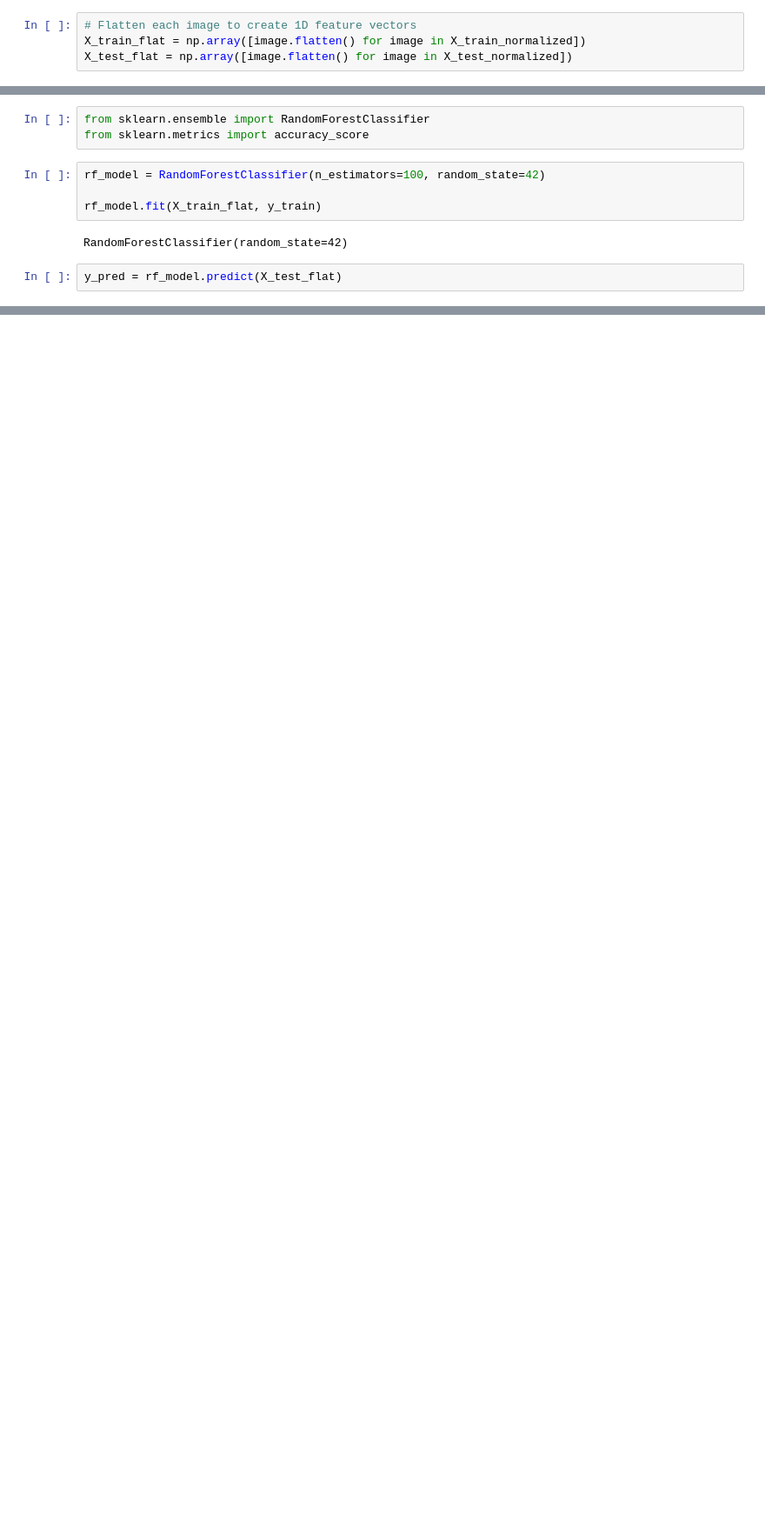
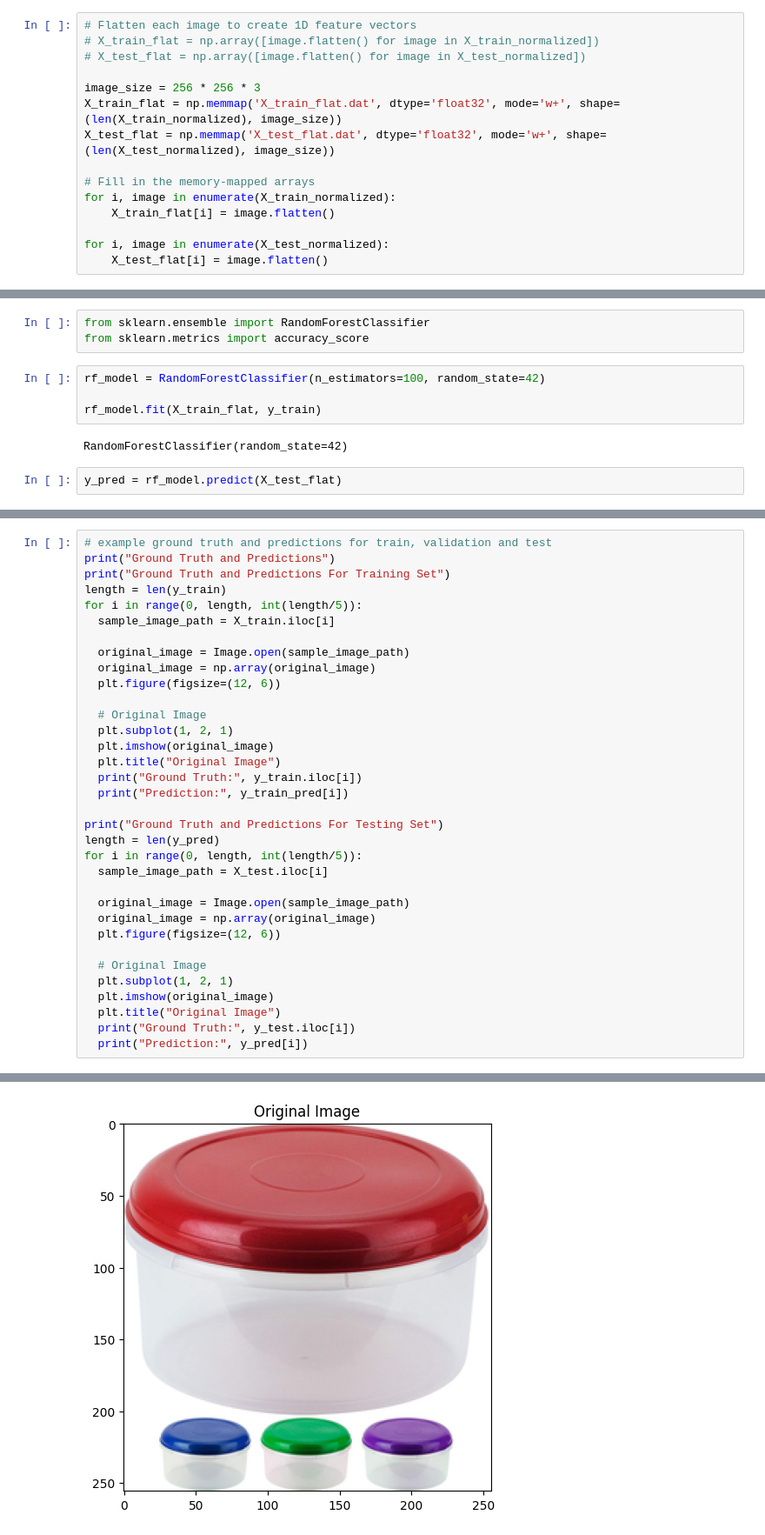
Before and after one commit to dklopstein/waste-sorting-classifier, a Jupyter notebook: Milestone_2.ipynb, the cells around one changed output, grey strips where cells are left out. Shown at 87% size. Cells and saved outputs as stored; diff of their text form; blank space fills up the shorter version.

Commit message:
Plotted example images and updated README

```diff
--- a/Milestone_2.ipynb
+++ b/Milestone_2.ipynb
@@ -269,8 +276,19 @@ X_train_normalized = X_train.apply(normalize_image)
 X_test_normalized = X_test.apply(normalize_image)
 # %%
 # Flatten each image to create 1D feature vectors
-X_train_flat = np.array([image.flatten() for image in X_train_normalized])
-X_test_flat = np.array([image.flatten() for image in X_test_normalized])
+# X_train_flat = np.array([image.flatten() for image in X_train_normalized])
+# X_test_flat = np.array([image.flatten() for image in X_test_normalized])
+
+image_size = 256 * 256 * 3
+X_train_flat = np.memmap('X_train_flat.dat', dtype='float32', mode='w+', shape=(len(X_train_normalized), image_size))
+X_test_flat = np.memmap('X_test_flat.dat', dtype='float32', mode='w+', shape=(len(X_test_normalized), image_size))
+
+# Fill in the memory-mapped arrays
+for i, image in enumerate(X_train_normalized):
+    X_train_flat[i] = image.flatten()
+
+for i, image in enumerate(X_test_normalized):
+    X_test_flat[i] = image.flatten()
 # %%
 sample_image = X_train_normalized.iloc[1]
 print("Normalized Image Shape:", sample_image.shape)
@@ -331,0 +350,35 @@ Training Accuracy:  0.9995
+# %%
+# example ground truth and predictions for train, validation and test
+print("Ground Truth and Predictions")
+print("Ground Truth and Predictions For Training Set")
+length = len(y_train)
+for i in range(0, length, int(length/5)):
+  sample_image_path = X_train.iloc[i]
+
+  original_image = Image.open(sample_image_path)
+  original_image = np.array(original_image)
+  plt.figure(figsize=(12, 6))
+
+  # Original Image
+  plt.subplot(1, 2, 1)
+  plt.imshow(original_image)
+  plt.title("Original Image")
+  print("Ground Truth:", y_train.iloc[i])
+  print("Prediction:", y_train_pred[i])
+
+print("Ground Truth and Predictions For Testing Set")
+length = len(y_pred)
+for i in range(0, length, int(length/5)):
+  sample_image_path = X_test.iloc[i]
+
+  original_image = Image.open(sample_image_path)
+  original_image = np.array(original_image)
+  plt.figure(figsize=(12, 6))
+
+  # Original Image
+  plt.subplot(1, 2, 1)
+  plt.imshow(original_image)
+  plt.title("Original Image")
+  print("Ground Truth:", y_test.iloc[i])
+  print("Prediction:", y_pred[i])
+# %% [output]
@@ -331,0 +402 @@ Training Accuracy:  0.9995
+[figure, added]
```
Also changed, not shown: parts of 17 cells of this notebook, 1 other file.
